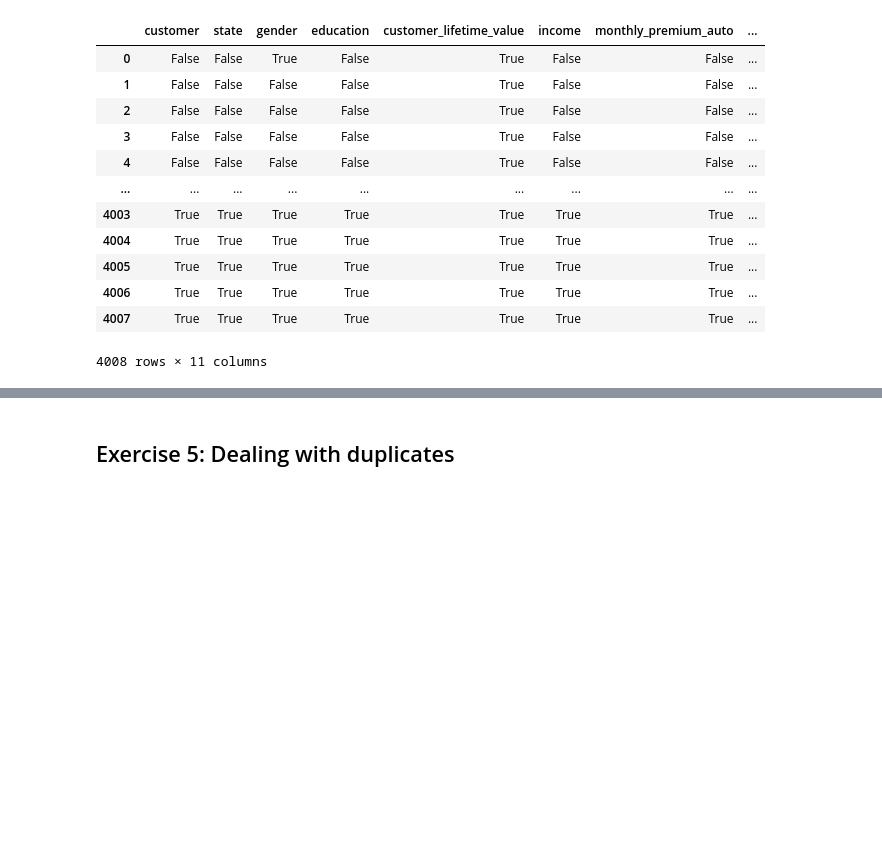
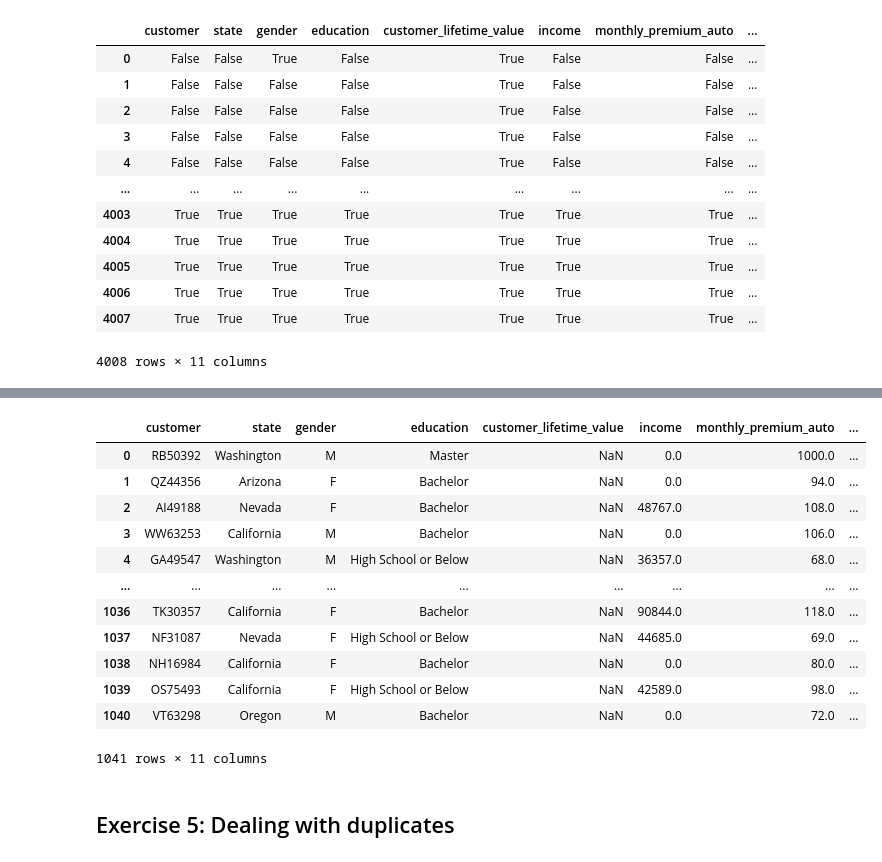
Before and after one commit to pdesgrip/lab-dw-data-cleaning-and-formatting, a Jupyter notebook: lab-dw-data-cleaning-and-formatting.ipynb, the cells around one changed output, grey strips where cells are left out. Cells and saved outputs as stored; diff of their text form; code cells hidden in the pictures; blank space fills up the shorter version.

```diff
--- a/lab-dw-data-cleaning-and-formatting.ipynb
+++ b/lab-dw-data-cleaning-and-formatting.ipynb
@@ -263,0 +334,13 @@ file1.isna()
+# %%
+# Find the indices of the rows with null values in the 'gender' column
+null_indices = file2[file2['gender'].isnull()].index
+
+# Calculate the number of null values
+num_nulls = len(null_indices)
+
+# Split that number in half
+half_num_nulls = num_nulls // 2
+
+# Assign half of the null values to 'M' and the other half to 'F'
+file2.loc[null_indices[:half_num_nulls], 'gender'] = 'M'
+file2.loc[null_indices[half_num_nulls:], 'gender'] = 'F'
@@ -264,3 +363,19 @@ file1.isna()
+# %%
+display(file2)
+# %% [output]
+|  | customer | state | gender | education | customer_lifetime_value | income | monthly_premium_auto | ... |
+| 0 | RB50392 | Washington | M | Master | NaN | 0.0 | 1000.0 | ... |
+| 1 | QZ44356 | Arizona | F | Bachelor | NaN | 0.0 | 94.0 | ... |
+| 2 | AI49188 | Nevada | F | Bachelor | NaN | 48767.0 | 108.0 | ... |
+| 3 | WW63253 | California | M | Bachelor | NaN | 0.0 | 106.0 | ... |
+| 4 | GA49547 | Washington | M | High School or Below | NaN | 36357.0 | 68.0 | ... |
+| ... | ... | ... | ... | ... | ... | ... | ... | ... |
+| 1036 | TK30357 | California | F | Bachelor | NaN | 90844.0 | 118.0 | ... |
+| 1037 | NF31087 | Nevada | F | High School or Below | NaN | 44685.0 | 69.0 | ... |
+| 1038 | NH16984 | California | F | Bachelor | NaN | 0.0 | 80.0 | ... |
+| 1039 | OS75493 | California | F | High School or Below | NaN | 42589.0 | 98.0 | ... |
+| 1040 | VT63298 | Oregon | M | Bachelor | NaN | 0.0 | 72.0 | ... |
+1041 rows × 11 columns
 # %% [markdown]
 ## Exercise 5: Dealing with duplicates
 # %% [markdown]
```
Also changed, not shown: parts of 27 cells of this notebook.
